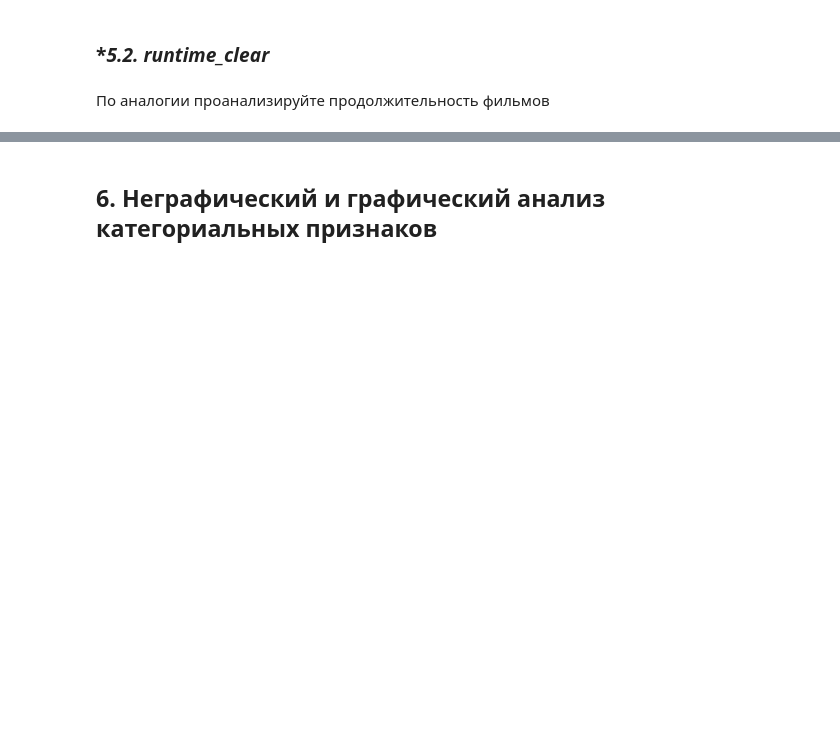
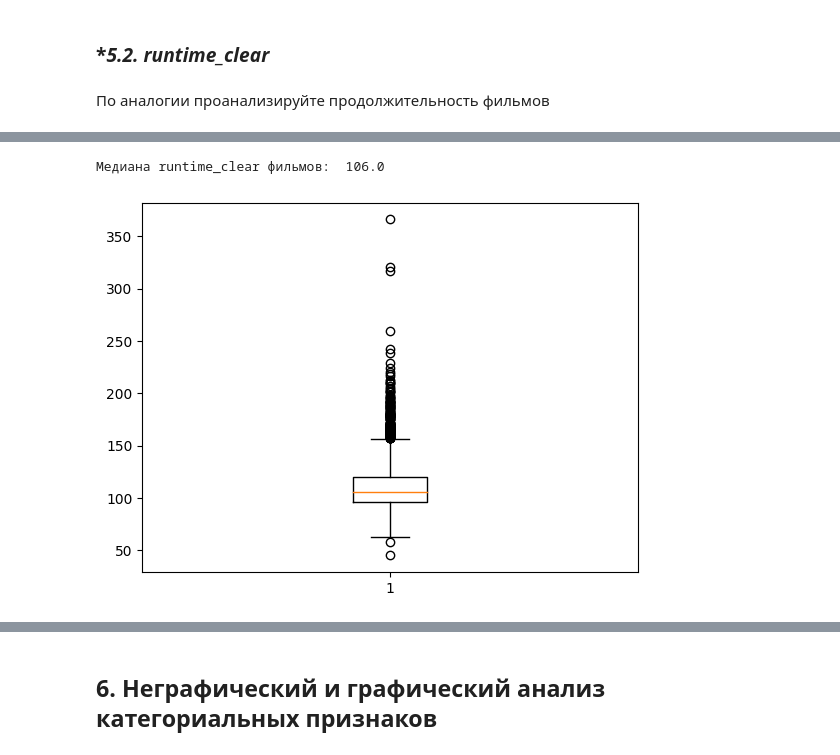
Before and after one commit to EZSib/data_-analytics2023, a Jupyter notebook: Efim_eda_2_1.ipynb, the cells around one changed output, grey strips where cells are left out. Drawn from its saved outputs; the diff is of its cells as text; code cells hidden in the pictures; blank space fills up the shorter version.

```diff
--- a/Efim_eda_2_1.ipynb
+++ b/Efim_eda_2_1.ipynb
@@ -529,3 +539,5 @@ plt.show()
 ### **5.2. runtime_clear*
 # %% [markdown]
 По аналогии проанализируйте продолжительность фильмов
+# %%
+runtime_clear = dataset.runtime_clear
@@ -531,0 +560,10 @@ plt.show()
+# %%
+median_value_1 = runtime_clear.median()
+print('Медиана runtime_clear фильмов: ', median_value_1)
+# %% [output]
+Медиана runtime_clear фильмов:  106.0
+# %%
+plt.boxplot(runtime_clear)
+plt.show()
+# %% [output]
+[figure, added]
```
Also changed, not shown: parts of 29 cells of this notebook.
